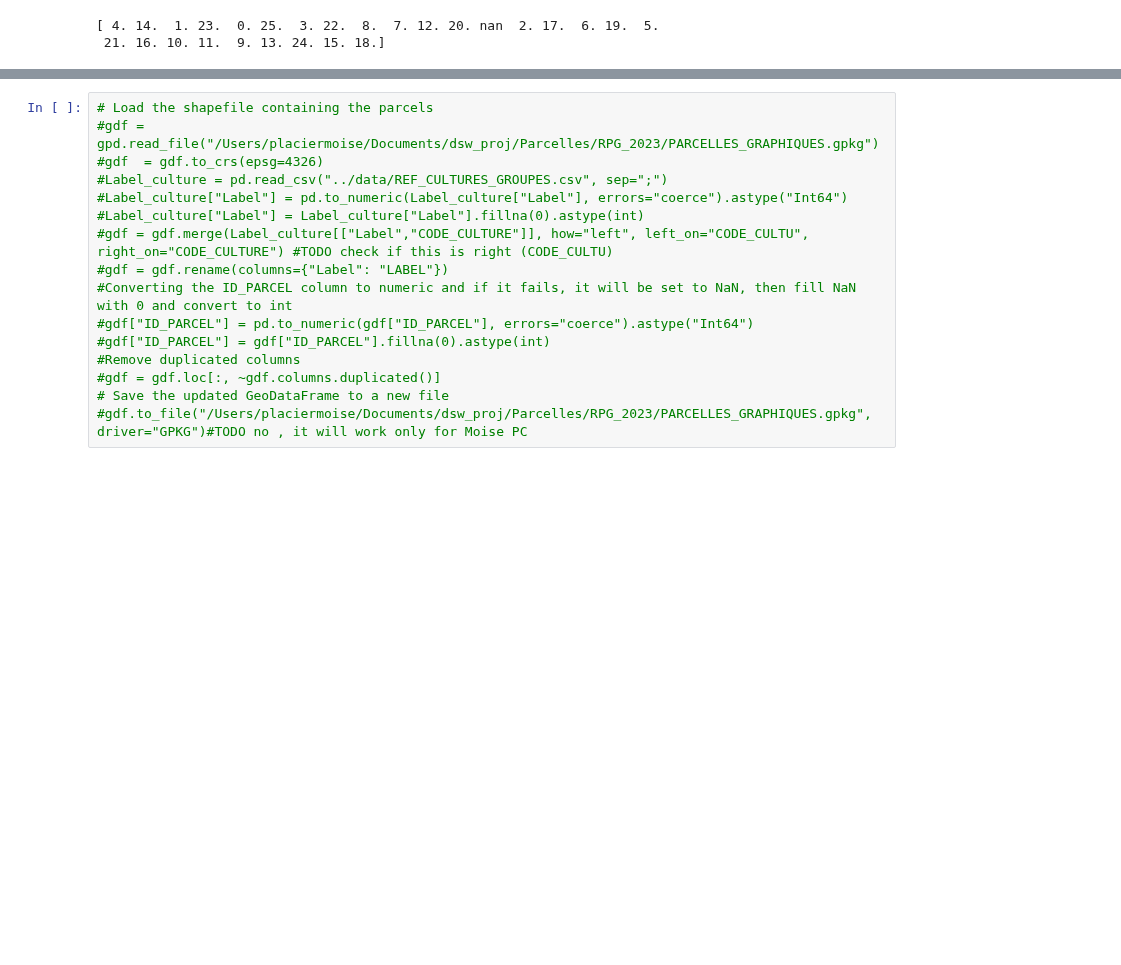
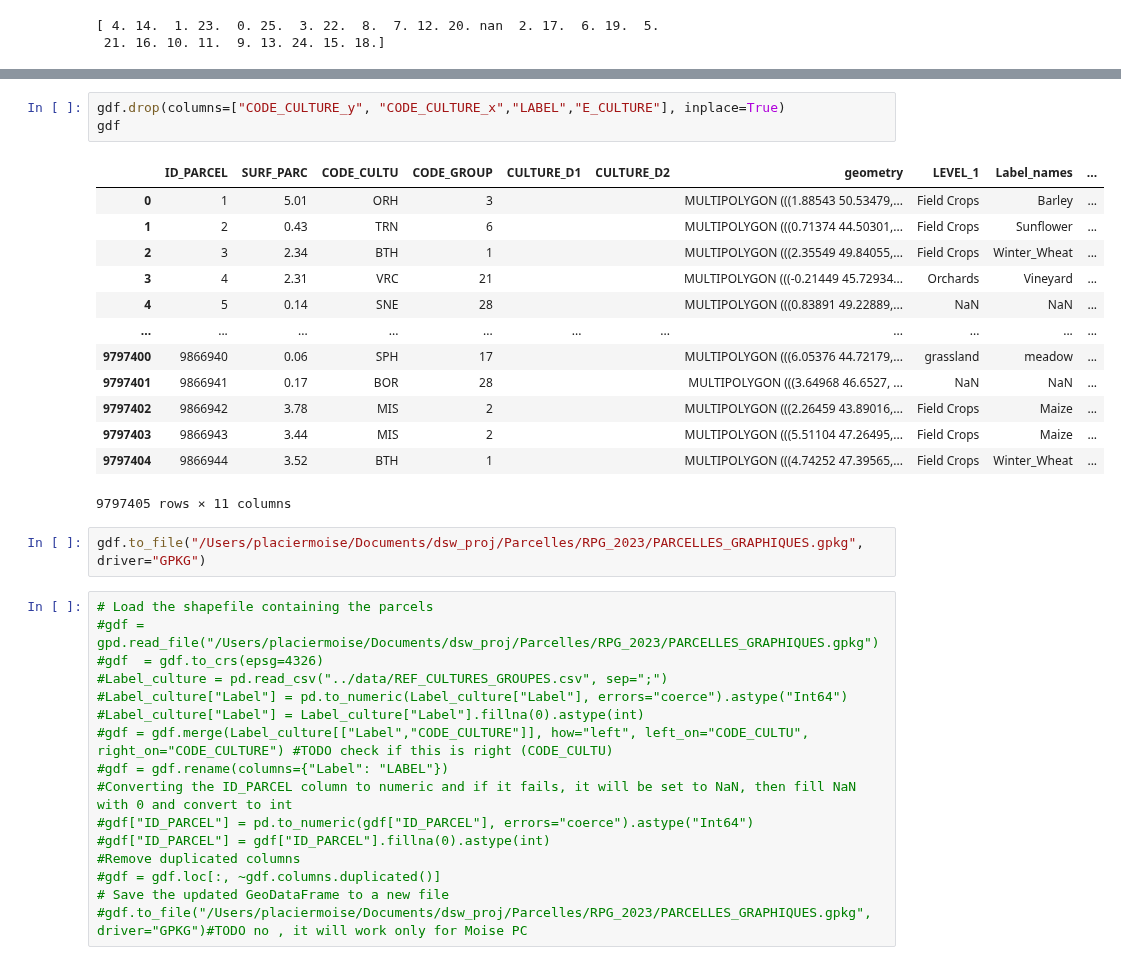
Before and after one commit to giovannisetaro/DSWProject_CropIdentification, a Jupyter notebook: manual_jobs/dataset_creation_pipeline.ipynb, the cells around one changed output, grey strips where cells are left out. Saved outputs shown, nothing was run; the diff lists cells and outputs as text; blank space fills up the shorter version.

```diff
--- a/manual_jobs/dataset_creation_pipeline.ipynb
+++ b/manual_jobs/dataset_creation_pipeline.ipynb
@@ -45,3 +97,22 @@ print(gdf['LABEL'].unique())
+# %%
+gdf.drop(columns=["CODE_CULTURE_y", "CODE_CULTURE_x","LABEL","E_CULTURE"], inplace=True)
+gdf
+# %% [output]
+|  | ID_PARCEL | SURF_PARC | CODE_CULTU | CODE_GROUP | CULTURE_D1 | CULTURE_D2 | geometry | LEVEL_1 | Label_names | ... |
+| 0 | 1 | 5.01 | ORH | 3 |  |  | MULTIPOLYGON (((1.88543 50.53479,... | Field Crops | Barley | ... |
+| 1 | 2 | 0.43 | TRN | 6 |  |  | MULTIPOLYGON (((0.71374 44.50301,... | Field Crops | Sunflower | ... |
+| 2 | 3 | 2.34 | BTH | 1 |  |  | MULTIPOLYGON (((2.35549 49.84055,... | Field Crops | Winter_Wheat | ... |
+| 3 | 4 | 2.31 | VRC | 21 |  |  | MULTIPOLYGON (((-0.21449 45.72934... | Orchards | Vineyard | ... |
+| 4 | 5 | 0.14 | SNE | 28 |  |  | MULTIPOLYGON (((0.83891 49.22889,... | NaN | NaN | ... |
+| ... | ... | ... | ... | ... | ... | ... | ... | ... | ... | ... |
+| 9797400 | 9866940 | 0.06 | SPH | 17 |  |  | MULTIPOLYGON (((6.05376 44.72179,... | grassland | meadow | ... |
+| 9797401 | 9866941 | 0.17 | BOR | 28 |  |  | MULTIPOLYGON (((3.64968 46.6527, ... | NaN | NaN | ... |
+| 9797402 | 9866942 | 3.78 | MIS | 2 |  |  | MULTIPOLYGON (((2.26459 43.89016,... | Field Crops | Maize | ... |
+| 9797403 | 9866943 | 3.44 | MIS | 2 |  |  | MULTIPOLYGON (((5.51104 47.26495,... | Field Crops | Maize | ... |
+| 9797404 | 9866944 | 3.52 | BTH | 1 |  |  | MULTIPOLYGON (((4.74252 47.39565,... | Field Crops | Winter_Wheat | ... |
+9797405 rows × 11 columns
+# %%
+gdf.to_file("/Users/placiermoise/Documents/dsw_proj/Parcelles/RPG_2023/PARCELLES_GRAPHIQUES.gpkg", driver="GPKG")
 # %%
 # Load the shapefile containing the parcels
 #gdf = gpd.read_file("/Users/placiermoise/Documents/dsw_proj/Parcelles/RPG_2023/PARCELLES_GRAPHIQUES.gpkg")
```
Also changed, not shown: parts of 16 cells of this notebook, 2 other files.
